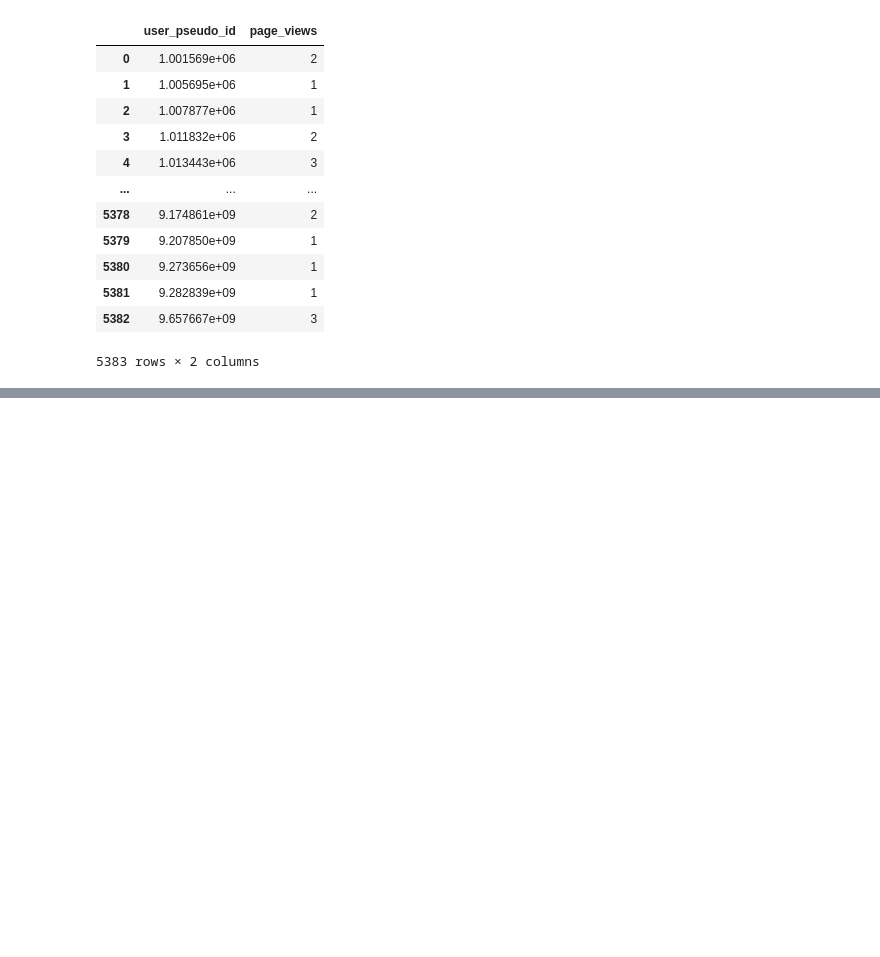
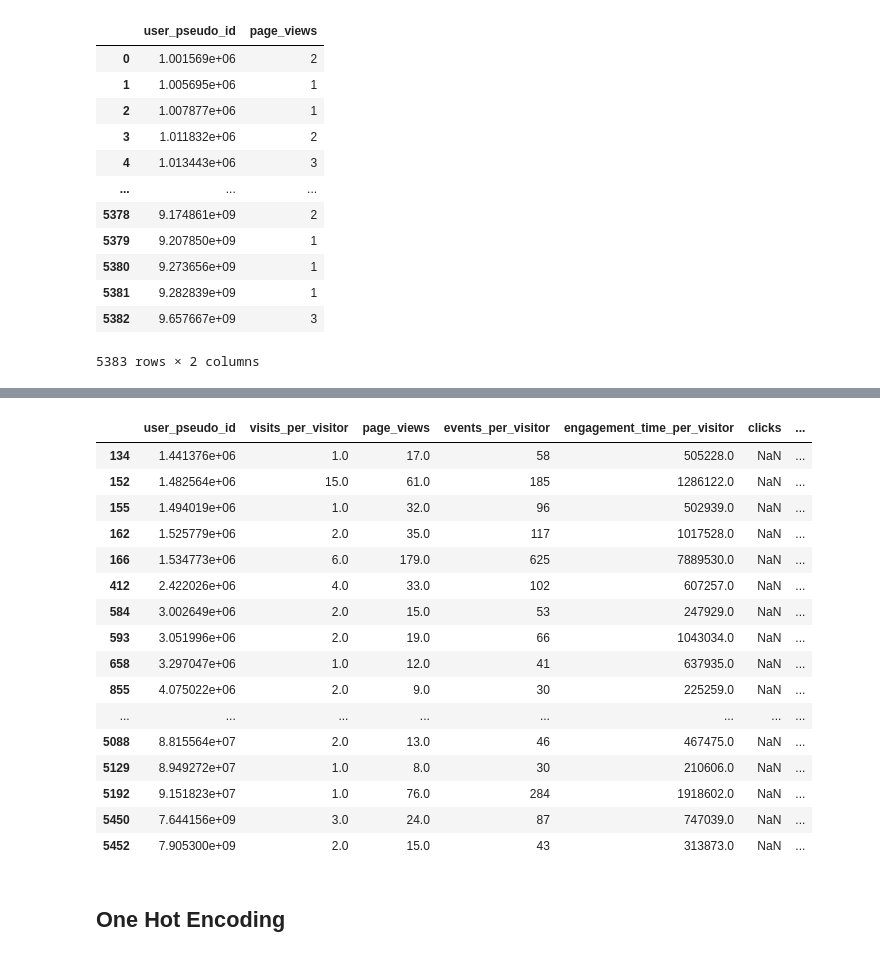
Before and after one commit to alexhalenke/Predicting_Purchase_Intention, a Jupyter notebook: notebooks/notebook_Alex.ipynb, the cells around one changed output, grey strips where cells are left out. Saved outputs shown, nothing was run; the diff lists cells and outputs as text; code cells hidden in the pictures; blank space fills up the shorter version.

```diff
--- a/notebooks/notebook_Alex.ipynb
+++ b/notebooks/notebook_Alex.ipynb
@@ -310,0 +366,2 @@ df_timedata
+# %%
+df_user_engagements_visitor = pd.pivot_table(data=df_user_engagement, index='user_pseudo_id', columns='event_name', aggfunc='count').droplevel(level=1, axis=1).reset_index().rename(columns={'event_date': 'user_engagements'})
@@ -310,0 +384,4 @@ df_timedata
+# %%
+df_scrollings = df_new_timefeatures[df_new_timefeatures['event_name']=='scroll'][['user_pseudo_id', 'event_name','event_date' ]]
+# %%
+df_scrollings_visitor = pd.pivot_table(data=df_scrollings, index='user_pseudo_id', columns='event_name', aggfunc='count').droplevel(level=1, axis=1).reset_index().rename(columns={'event_date': 'scrolls'})
@@ -310,0 +440,2 @@ df_timedata
+# %%
+df_new_byvisitors = df_visits_per_visitor.merge(df_pageviews_per_visitor,on='user_pseudo_id', how='outer').merge(df_events_per_visitor,on='user_pseudo_id', how='outer').merge(df_engagement_time_per_visitor,on='user_pseudo_id', how='outer').merge(df_clicks_per_visitor,on='user_pseudo_id', how='outer').merge(df_user_engagements_visitor,on='user_pseudo_id', how='outer').merge(df_scrollings_visitor,on='user_pseudo_id', how='outer').merge(df_for_target_variable[['target_variable']], how='left',on='user_pseudo_id')
@@ -310,0 +458,20 @@ df_timedata
+# %%
+df_new_byvisitors[df_new_byvisitors['target_variable'] > 0]
+# %% [output]
+|  | user_pseudo_id | visits_per_visitor | page_views | events_per_visitor | engagement_time_per_visitor | clicks | ... |
+| 134 | 1.441376e+06 | 1.0 | 17.0 | 58 | 505228.0 | NaN | ... |
+| 152 | 1.482564e+06 | 15.0 | 61.0 | 185 | 1286122.0 | NaN | ... |
+| 155 | 1.494019e+06 | 1.0 | 32.0 | 96 | 502939.0 | NaN | ... |
+| 162 | 1.525779e+06 | 2.0 | 35.0 | 117 | 1017528.0 | NaN | ... |
+| 166 | 1.534773e+06 | 6.0 | 179.0 | 625 | 7889530.0 | NaN | ... |
+| 412 | 2.422026e+06 | 4.0 | 33.0 | 102 | 607257.0 | NaN | ... |
+| 584 | 3.002649e+06 | 2.0 | 15.0 | 53 | 247929.0 | NaN | ... |
+| 593 | 3.051996e+06 | 2.0 | 19.0 | 66 | 1043034.0 | NaN | ... |
+| 658 | 3.297047e+06 | 1.0 | 12.0 | 41 | 637935.0 | NaN | ... |
+| 855 | 4.075022e+06 | 2.0 | 9.0 | 30 | 225259.0 | NaN | ... |
+| ... | ... | ... | ... | ... | ... | ... | ... |
+| 5088 | 8.815564e+07 | 2.0 | 13.0 | 46 | 467475.0 | NaN | ... |
+| 5129 | 8.949272e+07 | 1.0 | 8.0 | 30 | 210606.0 | NaN | ... |
+| 5192 | 9.151823e+07 | 1.0 | 76.0 | 284 | 1918602.0 | NaN | ... |
+| 5450 | 7.644156e+09 | 3.0 | 24.0 | 87 | 747039.0 | NaN | ... |
+| 5452 | 7.905300e+09 | 2.0 | 15.0 | 43 | 313873.0 | NaN | ... |
@@ -310,0 +482,2 @@ df_timedata
+# %% [markdown]
+## One Hot Encoding
```
Also changed, not shown: parts of 54 cells of this notebook.
